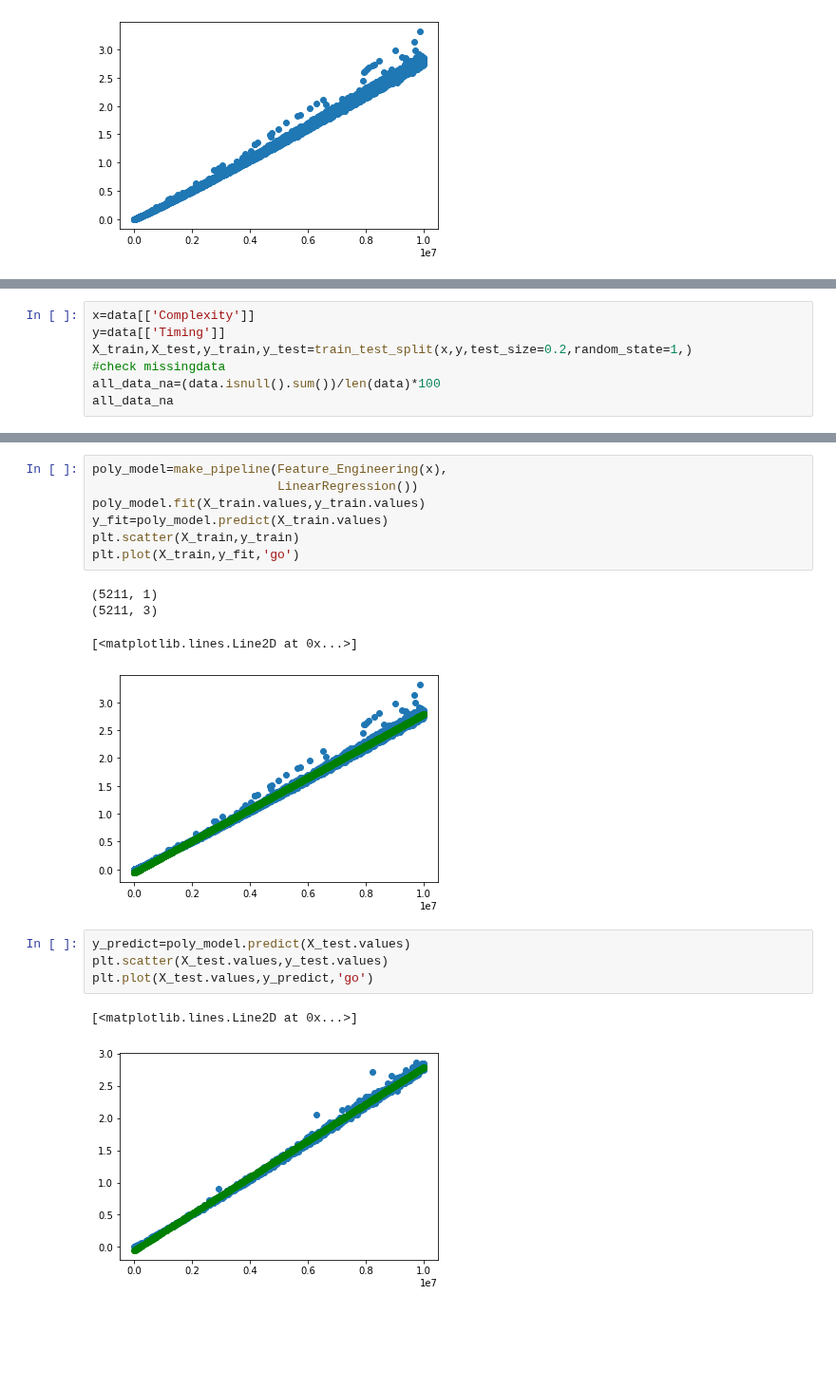
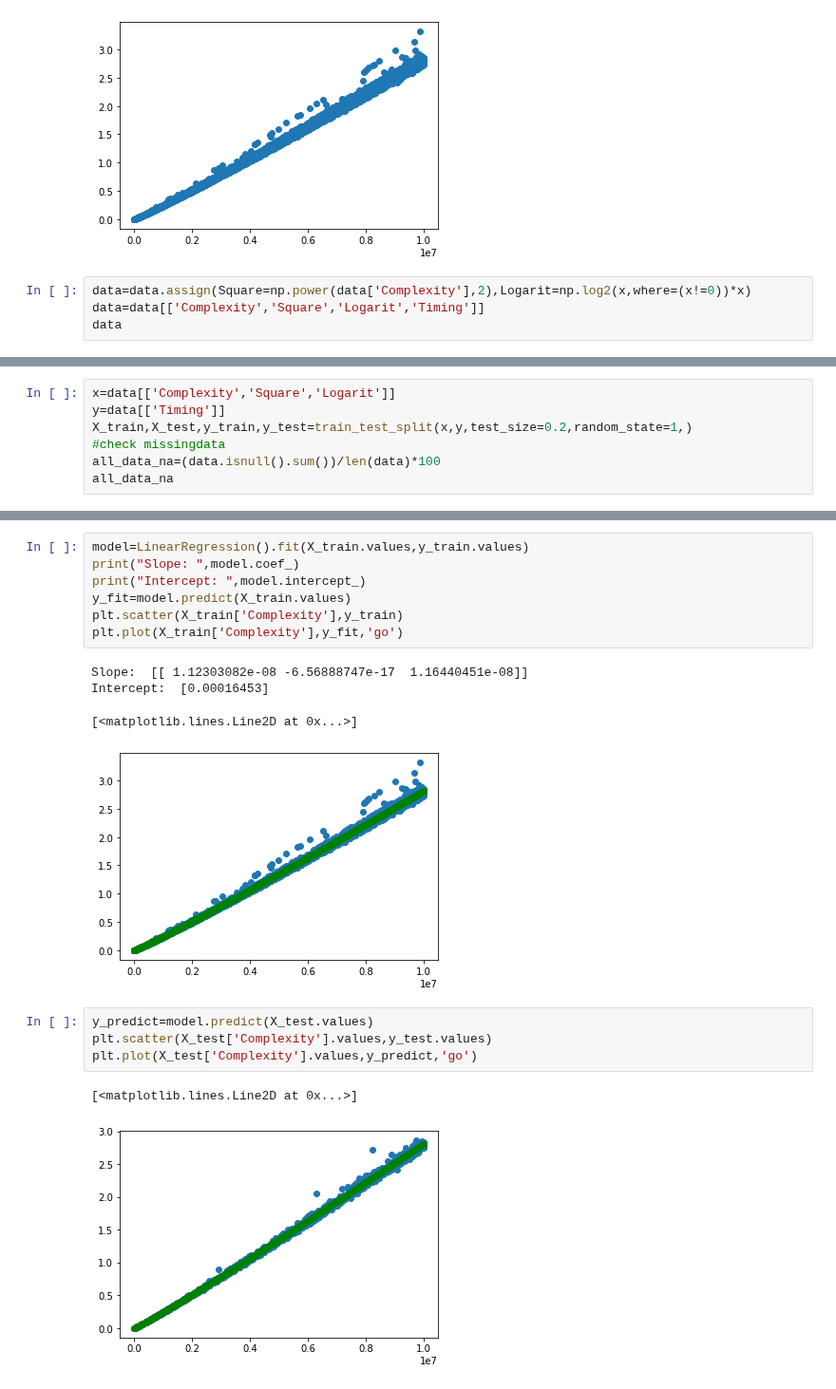
Before and after one commit to lephuocdat2000/-CS114.K21-, a Jupyter notebook: Timing_Complexity.ipynb, the cells around one changed output, grey strips where cells are left out. Shown at 95% size. Saved outputs shown, nothing was run; the diff lists cells and outputs as text; blank space fills up the shorter version.

```diff
--- a/Timing_Complexity.ipynb
+++ b/Timing_Complexity.ipynb
@@ -38,3 +39,7 @@ plt.scatter(data['Complexity'],data['Timing'])
 # %% [output]
 <matplotlib.collections.PathCollection at 0x...>
 [figure]
+# %%
+data=data.assign(Square=np.power(data['Complexity'],2),Logarit=np.log2(x,where=(x!=0))*x)
+data=data[['Complexity','Square','Logarit','Timing']]
+data
@@ -41,5 +60,5 @@ plt.scatter(data['Complexity'],data['Timing'])
 # %%
-x=data[['Complexity']]
+x=data[['Complexity','Square','Logarit']]
 y=data[['Timing']]
 X_train,X_test,y_train,y_test=train_test_split(x,y,test_size=0.2,random_state=1,)
 #check missingdata
@@ -67,20 +73,20 @@ def Feature_Engineering(x):
 # %%
-poly_model=make_pipeline(Feature_Engineering(x),
-                         LinearRegression())
-poly_model.fit(X_train.values,y_train.values)
-y_fit=poly_model.predict(X_train.values)
-plt.scatter(X_train,y_train)
-plt.plot(X_train,y_fit,'go')
+model=LinearRegression().fit(X_train.values,y_train.values)
+print("Slope: ",model.coef_)
+print("Intercept: ",model.intercept_)
+y_fit=model.predict(X_train.values)
+plt.scatter(X_train['Complexity'],y_train)
+plt.plot(X_train['Complexity'],y_fit,'go')
 # %% [output]
-(5211, 1)
-(5211, 3)
+Slope:  [[ 1.12303082e-08 -6.56888747e-17  1.16440451e-08]]
+Intercept:  [0.00016453]
 [<matplotlib.lines.Line2D at 0x...>]
-[figure, old version]
+[figure, new version]
 # %%
-y_predict=poly_model.predict(X_test.values)
-plt.scatter(X_test.values,y_test.values)
-plt.plot(X_test.values,y_predict,'go')
+y_predict=model.predict(X_test.values)
+plt.scatter(X_test['Complexity'].values,y_test.values)
+plt.plot(X_test['Complexity'].values,y_predict,'go')
 # %% [output]
 [<matplotlib.lines.Line2D at 0x...>]
-[figure, old version]
+[figure, new version]
 # %%
```
Also changed, not shown: parts of 8 cells of this notebook.
